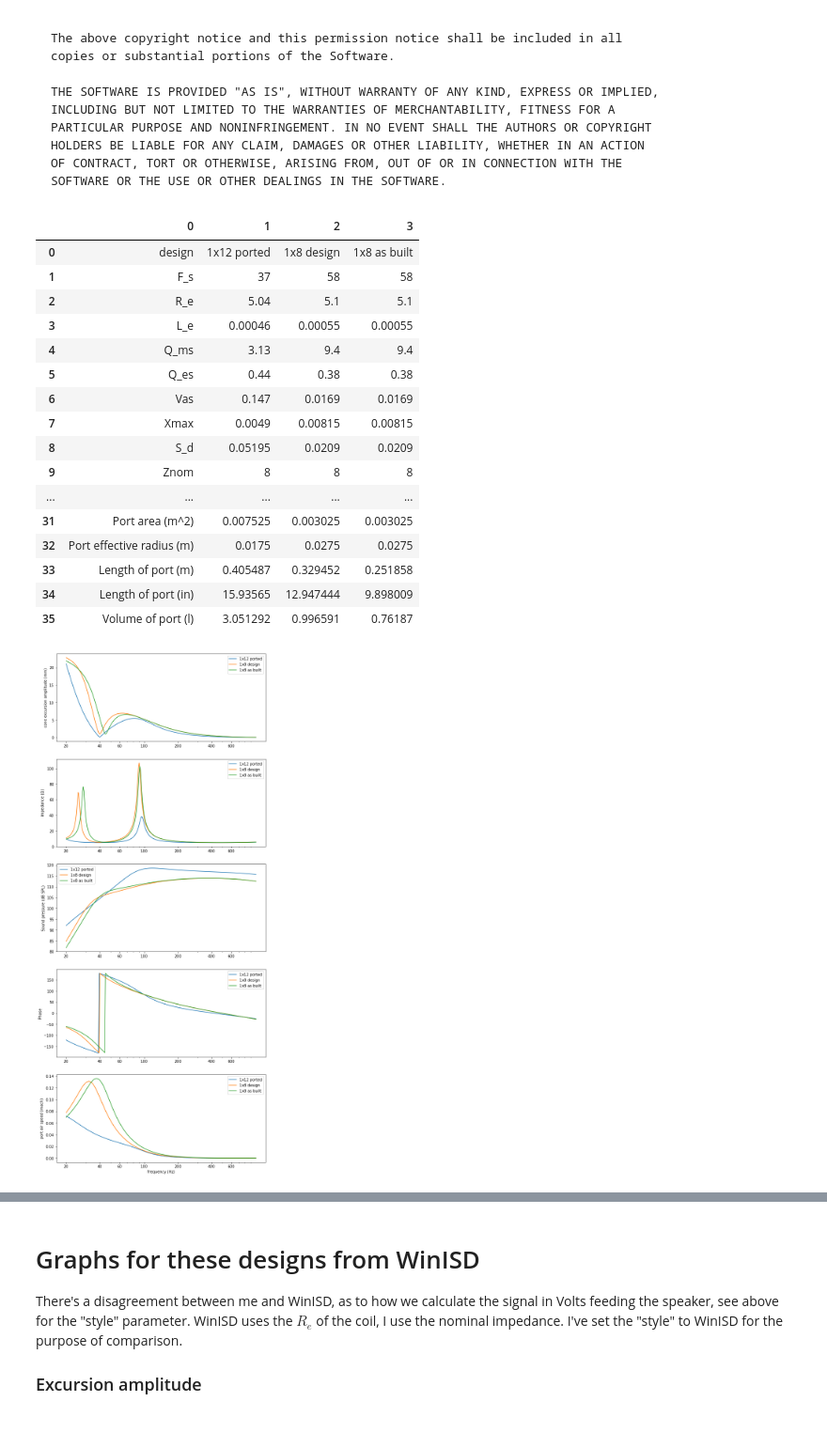
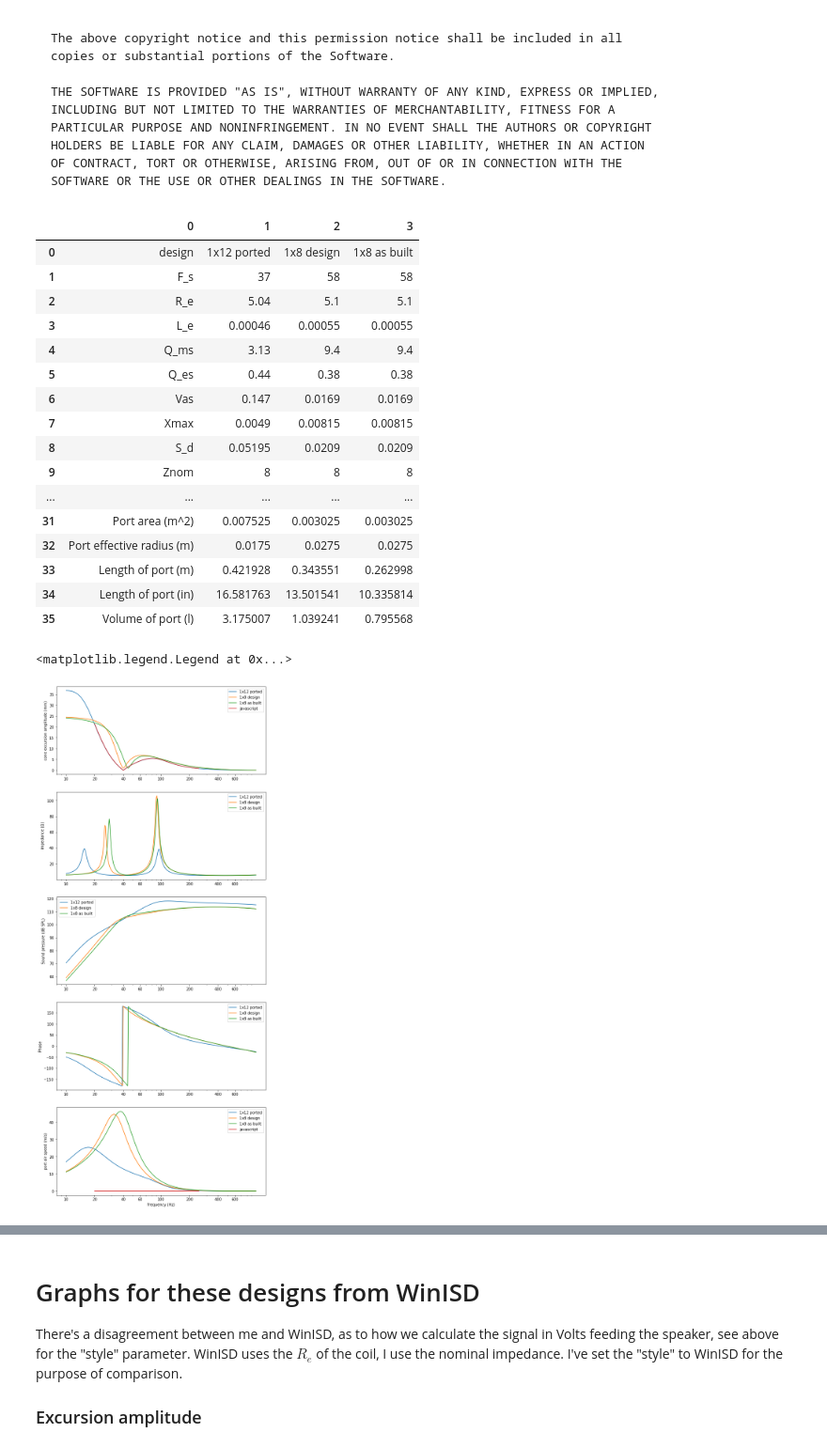
Before and after one commit to bassistTech/SpeakerTheory, a Jupyter notebook: 12 and 8 inch designs.ipynb, the cells around one changed output, grey strips where cells are left out. Shown at 94% size. Saved outputs shown, nothing was run; the diff lists cells and outputs as text; code cells hidden in the pictures.

```diff
--- a/12 and 8 inch designs.ipynb
+++ b/12 and 8 inch designs.ipynb
@@ -59,16 +59,16 @@ import pandas as pd
 
 gamma = 1.4 # adiabatic constant, dimensionless
 P_atm = 101325 # atmospheric pressure, Pa
-rho = 1.225 # density of air, kg/m^3
+rho = 1.18 # density of air, kg/m^3
 c = sqrt(gamma*P_atm/rho) # https://en.wikipedia.org/wiki/Speed_of_sound
 R = 1 # listening distance in meters
 
 # TODO review whether this is the best set of parameters
-f_min = 20
+f_min = 10
 f_max = 1000
 f = logspace(np.log10(f_min), np.log10(f_max), 300) # a range of frequencies from 10 to 1000 Hz
 style = 'Francis' # preferred style is 'Francis', use 'WinISD to compare results with the WinISD software'
-airspeed_units = 'mach' # should be 'mach' or 'm/s'
+airspeed_units = 'm/s' # should be 'mach' or 'm/s'
 
 def xCone(w = 2*pi*f,
           F_s = 37, # free air resonance in Hz
@@ -148,6 +148,7 @@ def xCone(w = 2*pi*f,
         elif portShape == 'rectangular':
             S_port = a_port*b_port
             Rport = min(a_port, b_port)/2 # assume effective radius is the smaller of the two dimensions
+            initReport['d_port'] = sqrt(4*S_port/pi)
         else:
             print('portShape needs to be circular or rectangular')
 
@@ -202,7 +203,7 @@ def graphs(f, x, Z, spl, phase, v_port, label):
 
 
     for a in ax:
-        a.set_xticks([20, 40, 60, 100, 200, 400, 600])
+        a.set_xticks([10, 20, 40, 60, 100, 200, 400, 600])
         a.get_xaxis().set_major_formatter(matplotlib.ticker.ScalarFormatter())
         a.legend()
 
@@ -296,31 +535,37 @@ box4 = {
 # %%
 fig, ax = subplots(5, 1, figsize = (10, 25))
 
 df1 = runGraph({'design': '1x12 ported'}, emi2512ii, box1)
 df2 = runGraph({'design': '1x8 design'}, fp8pr200, box2)
 df3 = runGraph({'design': '1x8 as built'}, fp8pr200, box3)
 #df4 = runGraph({'design': 'proposed'}, fp8pr200, box4)
 
 df1[2] = df2[1]
 df1[3] = df3[1]
 #df1[4] = df4[1]
 display(df1)
+
+ax[0].plot(fjs, xjs, label = 'javascript')
+ax[0].legend()
+ax[4].plot(fjs, sjs, label = 'javascript')
+ax[4].legend()
 # %% [output]
 |  | 0 | 1 | 2 | 3 |
 | 0 | design | 1x12 ported | 1x8 design | 1x8 as built |
 | 1 | F_s | 37 | 58 | 58 |
 | 2 | R_e | 5.04 | 5.1 | 5.1 |
 | 3 | L_e | 0.00046 | 0.00055 | 0.00055 |
 | 4 | Q_ms | 3.13 | 9.4 | 9.4 |
 | 5 | Q_es | 0.44 | 0.38 | 0.38 |
 | 6 | Vas | 0.147 | 0.0169 | 0.0169 |
 | 7 | Xmax | 0.0049 | 0.00815 | 0.00815 |
 | 8 | S_d | 0.05195 | 0.0209 | 0.0209 |
 | 9 | Znom | 8 | 8 | 8 |
 | ... | ... | ... | ... | ... |
 | 31 | Port area (m^2) | 0.007525 | 0.003025 | 0.003025 |
 | 32 | Port effective radius (m) | 0.0175 | 0.0275 | 0.0275 |
-| 33 | Length of port (m) | 0.405487 | 0.329452 | 0.251858 |
-| 34 | Length of port (in) | 15.93565 | 12.947444 | 9.898009 |
-| 35 | Volume of port (l) | 3.051292 | 0.996591 | 0.76187 |
+| 33 | Length of port (m) | 0.421928 | 0.343551 | 0.262998 |
+| 34 | Length of port (in) | 16.581763 | 13.501541 | 10.335814 |
+| 35 | Volume of port (l) | 3.175007 | 1.039241 | 0.795568 |
+<matplotlib.legend.Legend at 0x...>
-[figure, old version]
+[figure, new version]
```
Also changed, not shown: parts of 3 cells of this notebook, 7 other files.
